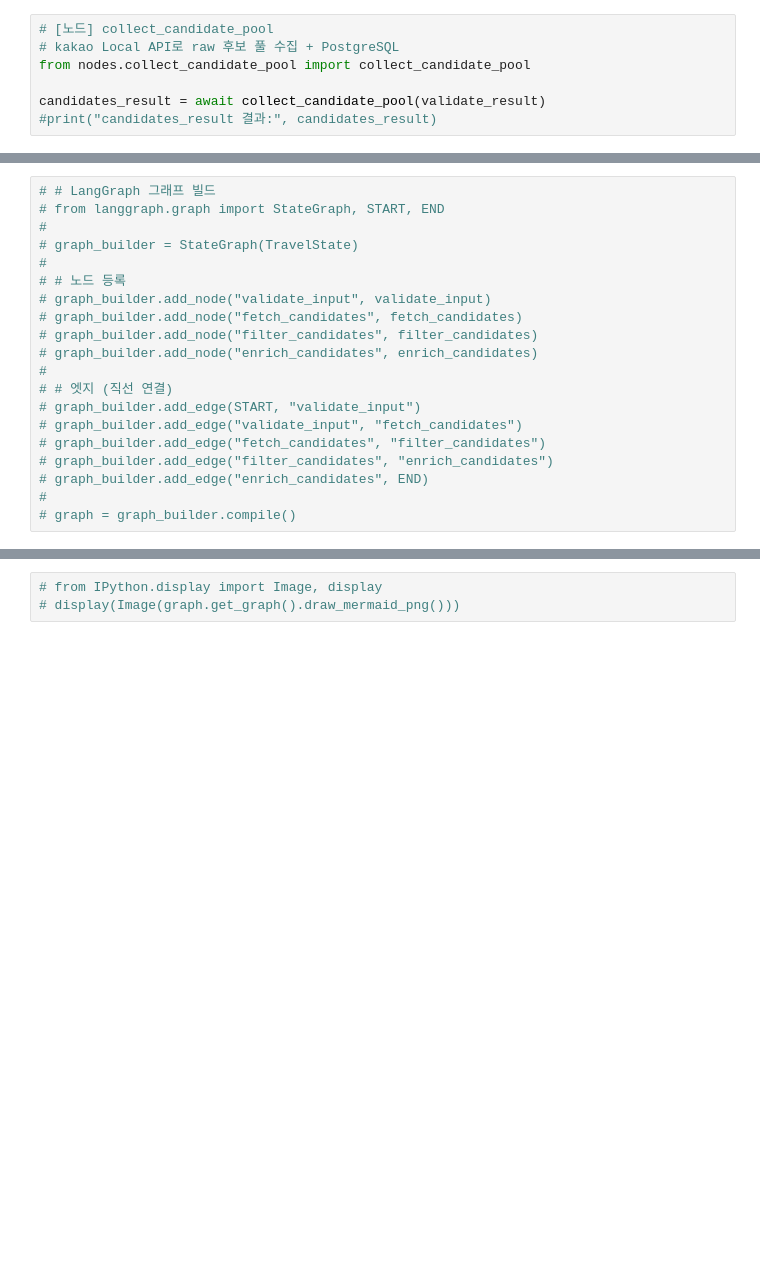
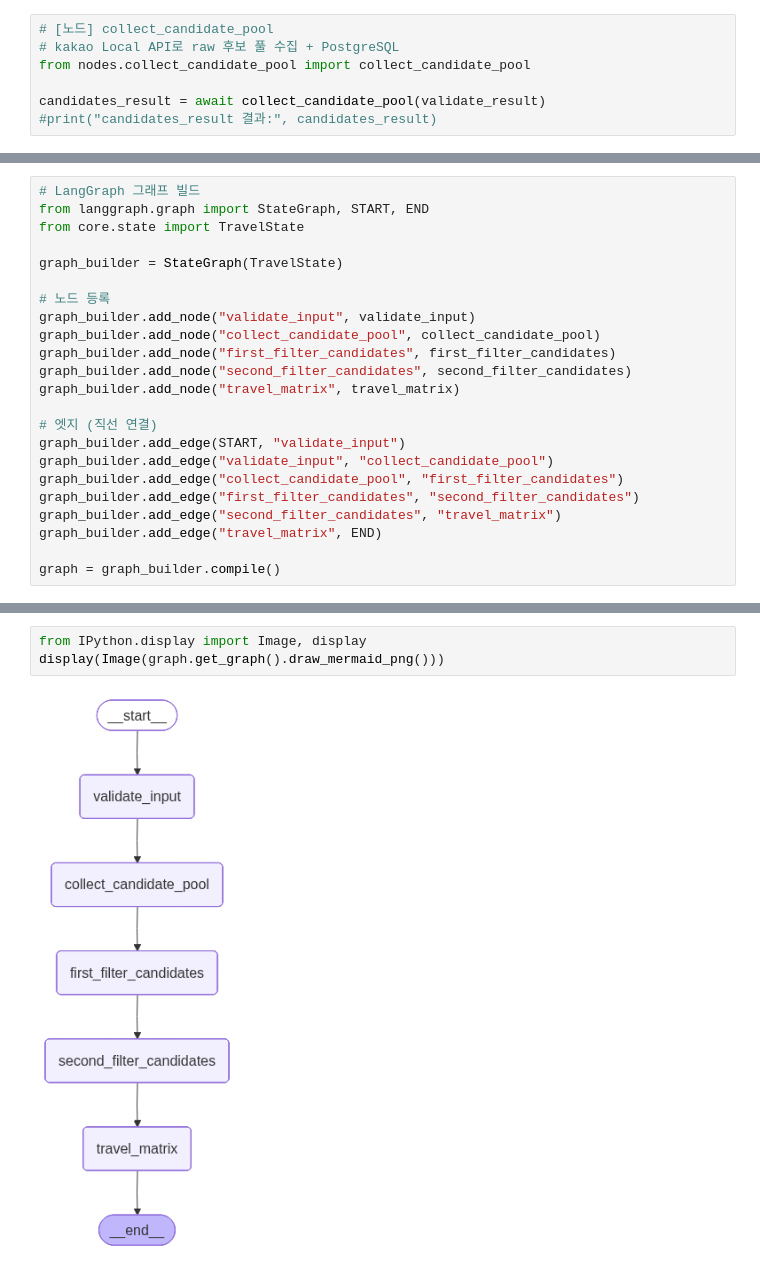
Before and after one commit to 1-yuna/Routick, a Jupyter notebook: ai/travel_recommender.ipynb, the cells around one changed output, grey strips where cells are left out. Cells and saved outputs as stored; diff of their text form; blank space fills up the shorter version.

```diff
--- a/ai/travel_recommender.ipynb
+++ b/ai/travel_recommender.ipynb
@@ -142,21 +180,24 @@ for i, s in enumerate(enrich_result["shortlist"], 1):
 # %%
-# # LangGraph 그래프 빌드
-# from langgraph.graph import StateGraph, START, END
-#
-# graph_builder = StateGraph(TravelState)
-#
-# # 노드 등록
-# graph_builder.add_node("validate_input", validate_input)
-# graph_builder.add_node("fetch_candidates", fetch_candidates)
-# graph_builder.add_node("filter_candidates", filter_candidates)
-# graph_builder.add_node("enrich_candidates", enrich_candidates)
-#
-# # 엣지 (직선 연결)
-# graph_builder.add_edge(START, "validate_input")
-# graph_builder.add_edge("validate_input", "fetch_candidates")
-# graph_builder.add_edge("fetch_candidates", "filter_candidates")
-# graph_builder.add_edge("filter_candidates", "enrich_candidates")
-# graph_builder.add_edge("enrich_candidates", END)
-#
-# graph = graph_builder.compile()
+# LangGraph 그래프 빌드
+from langgraph.graph import StateGraph, START, END
+from core.state import TravelState
+
+graph_builder = StateGraph(TravelState)
+
+# 노드 등록
+graph_builder.add_node("validate_input", validate_input)
+graph_builder.add_node("collect_candidate_pool", collect_candidate_pool)
+graph_builder.add_node("first_filter_candidates", first_filter_candidates)
+graph_builder.add_node("second_filter_candidates", second_filter_candidates)
+graph_builder.add_node("travel_matrix", travel_matrix)
+
+# 엣지 (직선 연결)
+graph_builder.add_edge(START, "validate_input")
+graph_builder.add_edge("validate_input", "collect_candidate_pool")
+graph_builder.add_edge("collect_candidate_pool", "first_filter_candidates")
+graph_builder.add_edge("first_filter_candidates", "second_filter_candidates")
+graph_builder.add_edge("second_filter_candidates", "travel_matrix")
+graph_builder.add_edge("travel_matrix", END)
+
+graph = graph_builder.compile()
 # %%
@@ -178,3 +234,5 @@ for i, s in enumerate(enrich_result["shortlist"], 1):
 # %%
-# from IPython.display import Image, display
-# display(Image(graph.get_graph().draw_mermaid_png()))
+from IPython.display import Image, display
+display(Image(graph.get_graph().draw_mermaid_png()))
+# %% [output]
+[figure, added]
```
Also changed, not shown: parts of 5 cells of this notebook, 5 other files.
